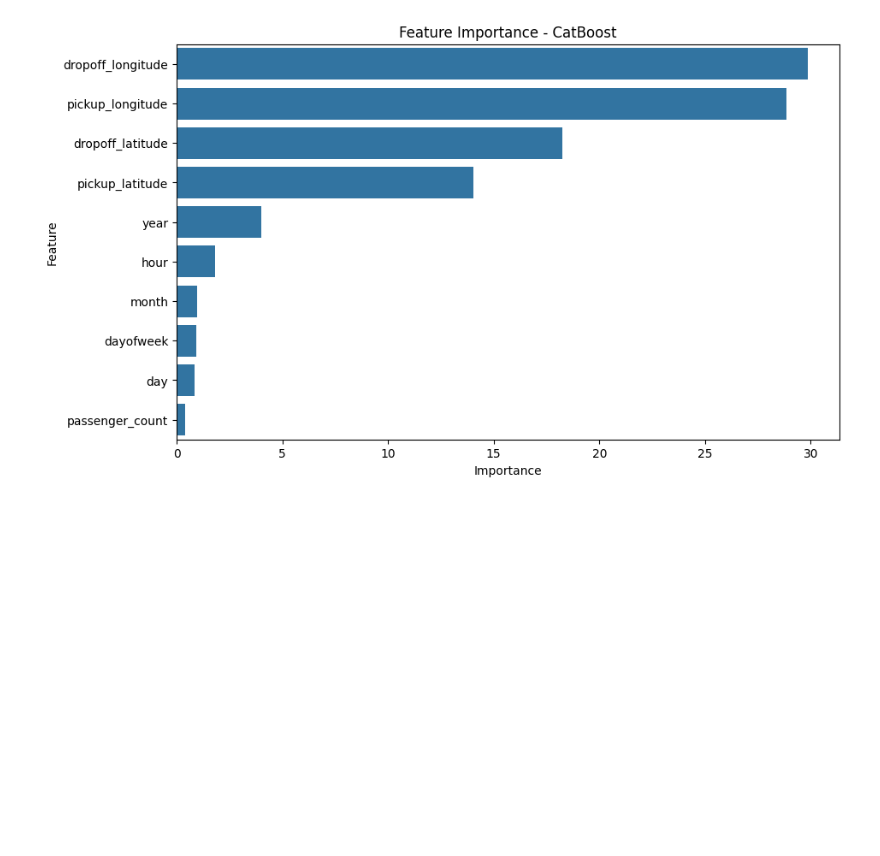
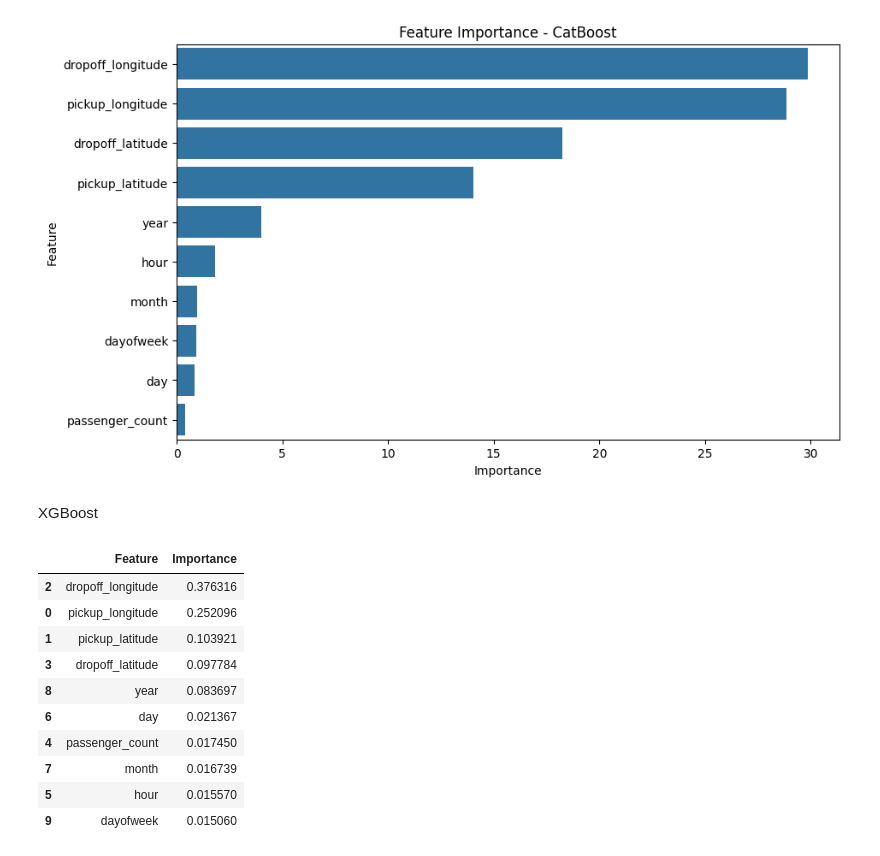
Before and after one commit to samifahim07/Ride-Fare-Estimation, a Jupyter notebook: uber_fare.ipynb, the cells around one changed output. Cells and saved outputs as stored; diff of their text form; code cells hidden in the pictures; blank space fills up the shorter version.

Commit message:
Add XGBoost feature importance analysis and results

```diff
--- a/uber_fare.ipynb
+++ b/uber_fare.ipynb
@@ -1119,3 +1119,31 @@ plt.title("Feature Importance - CatBoost")
 plt.show()
 # %% [output]
 [figure]
+# %% [markdown]
+XGBoost
+# %%
+# Feature Importance - XGBoost
+
+feature_importance_xgb = pd.DataFrame({
+    "Feature": x.columns,
+    "Importance": model_xgb.feature_importances_
+})
+
+feature_importance_xgb = feature_importance_xgb.sort_values(
+    by="Importance",
+    ascending=False
+)
+
+feature_importance_xgb
+# %% [output]
+|  | Feature | Importance |
+| 2 | dropoff_longitude | 0.376316 |
+| 0 | pickup_longitude | 0.252096 |
+| 1 | pickup_latitude | 0.103921 |
+| 3 | dropoff_latitude | 0.097784 |
+| 8 | year | 0.083697 |
+| 6 | day | 0.021367 |
+| 4 | passenger_count | 0.017450 |
+| 7 | month | 0.016739 |
+| 5 | hour | 0.015570 |
+| 9 | dayofweek | 0.015060 |
```
Also changed, not shown: parts of 1 cell of this notebook.
